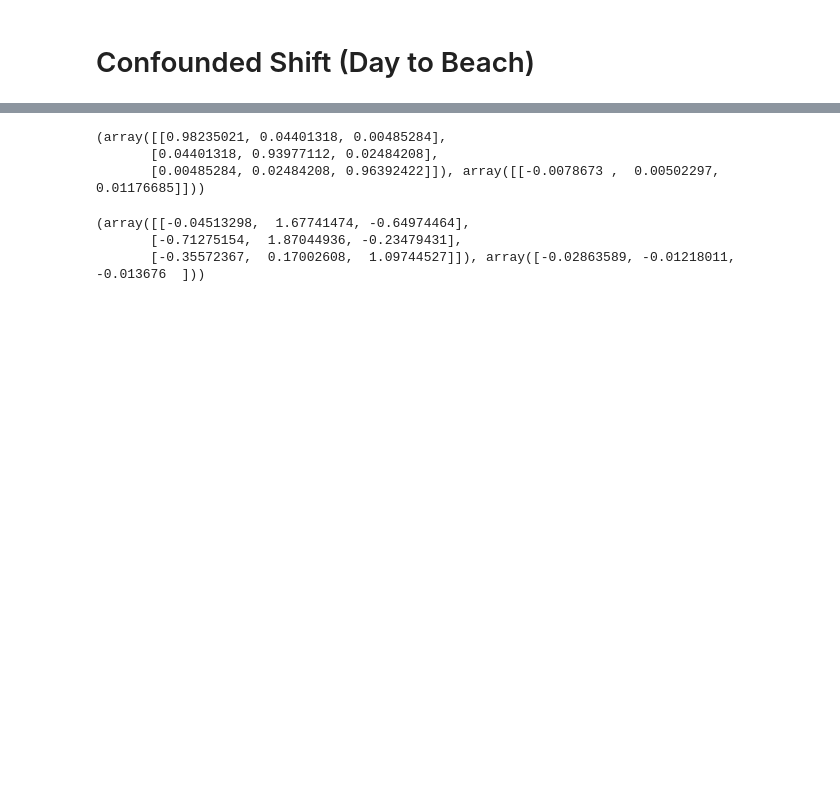
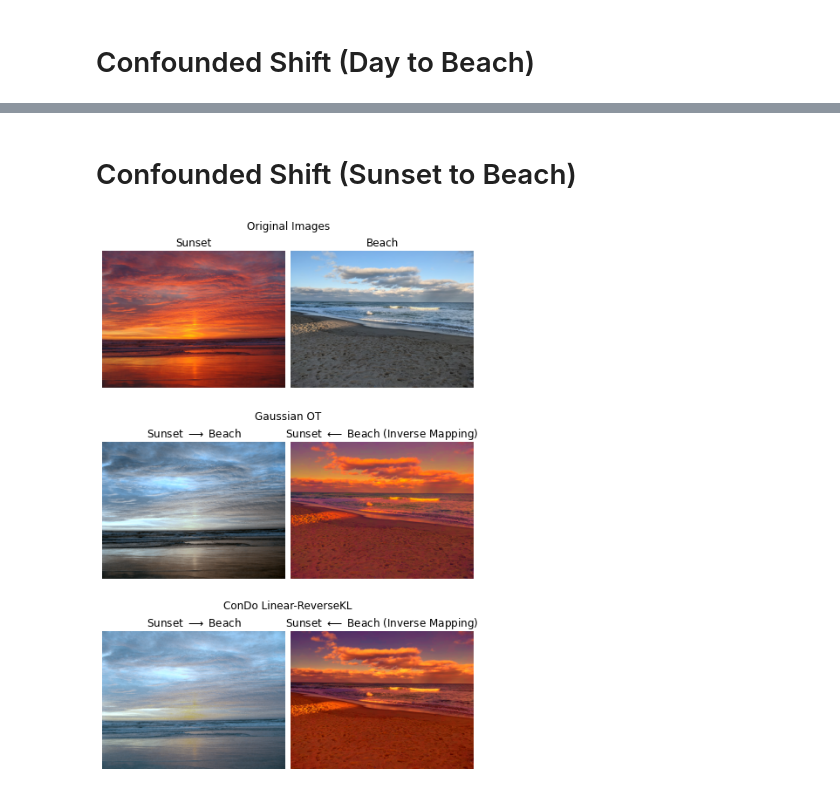
Before and after one commit to calvinmccarter/condo-adapter, a Jupyter notebook: paper/image-color-adaptation.ipynb, the cells around one changed output, grey strips where cells are left out. Saved outputs shown, nothing was run; the diff lists cells and outputs as text; code cells hidden in the pictures; blank space fills up the shorter version.

```diff
--- a/paper/image-color-adaptation.ipynb
+++ b/paper/image-color-adaptation.ipynb
@@ -254,12 +188,61 @@ fig.savefig("BeachLeftRight.pdf", bbox_inches="tight")
-# %%
-print((mapping.A_, mapping.B_))
-# %% [output]
-(array([[0.98235021, 0.04401318, 0.00485284],
-       [0.04401318, 0.93977112, 0.02484208],
-       [0.00485284, 0.02484208, 0.96392422]]), array([[-0.0078673 ,  0.00502297,  0.01176685]]))
-# %%
-print((cder.M_, cder.b_))
-# %% [output]
-(array([[-0.04513298,  1.67741474, -0.64974464],
-       [-0.71275154,  1.87044936, -0.23479431],
-       [-0.35572367,  0.17002608,  1.09744527]]), array([-0.02863589, -0.01218011, -0.013676  ]))
+# %% [markdown]
+# Confounded Shift (Sunset to Beach)
+# %%
+# Estimate mapping and adapt
+otda23 = ot.da.LinearTransport()
+otda23.fit(Xs=X2, Xt=X3)
+xst_otda23 = otda23.transform(Xs=X2)
+xts_otda23 = otda23.inverse_transform(Xt=X3)
+I2t_otda23 = minmax(mat2im(xst_otda23, I2.shape))
+I3t_otda23 = minmax(mat2im(xts_otda23, I3.shape))
+
+with warnings.catch_warnings():
+    warnings.simplefilter("ignore")
+    cder23 = condo.ConDoAdapter(
+        sampling="proportional",
+        transform_type="affine",
+        model_type="linear",
+        divergence="reverse",
+        debug=False,
+        verbose=0
+    )
+cder23.fit(X2, X3, Y2, Y3)
+xst_linear23 = cder23.transform(X2)
+xts_linear23 = cder23.inverse_transform(X3)
+I2t_linear23 = minmax(mat2im(xst_linear23, I2.shape))
+I3t_linear23 = minmax(mat2im(xts_linear23, I3.shape))
+
+# Plot transformed images
+fig = plt.figure(figsize=(6, 9), constrained_layout=True)
+
+subfigs = fig.subfigures(nrows=3, ncols=1)
+subfigs[0].suptitle('Original Images');
+axes = subfigs[0].subplots(nrows=1, ncols=2)
+axes[0].imshow(I2)
+axes[0].axis('off')
+axes[0].set_title('Sunset')
+axes[1].imshow(I3)
+axes[1].axis('off')
+axes[1].set_title('Beach');
+
+subfigs[1].suptitle('Gaussian OT');
+axes = subfigs[1].subplots(nrows=1, ncols=2)
+axes[0].imshow(I2t_otda23)
+axes[0].axis('off')
+axes[0].set_title('Sunset $\longrightarrow$ Beach')
+axes[1].imshow(I3t_otda23)
+axes[1].axis('off')
+axes[1].set_title('Sunset $\longleftarrow$ Beach (Inverse Mapping)')
+
+subfigs[2].suptitle('ConDo Linear-ReverseKL');
+axes = subfigs[2].subplots(nrows=1, ncols=2)
+axes[0].imshow(I2t_linear23)
+axes[0].axis('off')
+axes[0].set_title('Sunset $\longrightarrow$ Beach')
+axes[1].imshow(I3t_linear23)
+axes[1].axis('off')
+axes[1].set_title('Sunset $\longleftarrow$ Beach (Inverse Mapping)');
+
+fig.savefig("figure-SunsetToBeach.pdf", bbox_inches="tight")
+# %% [output]
+[figure, added]
```
Also changed, not shown: parts of 6 cells of this notebook, 3 other files.
